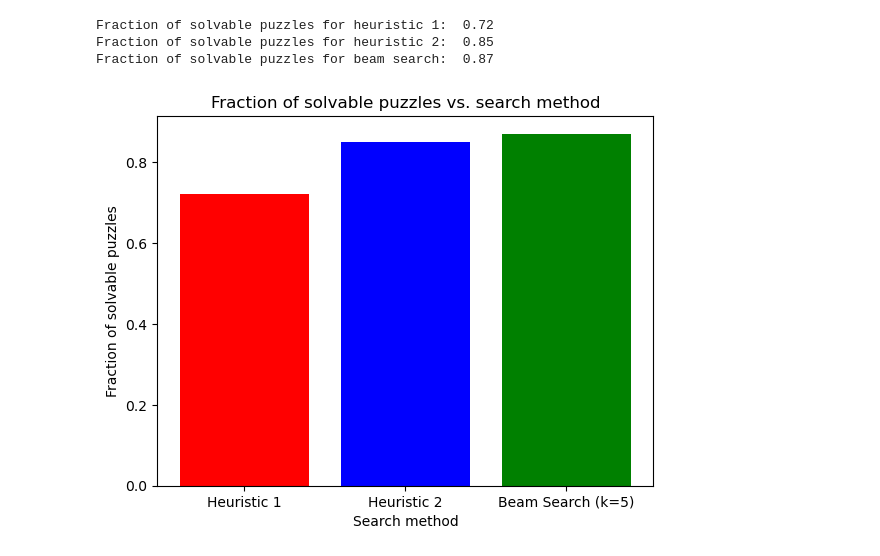
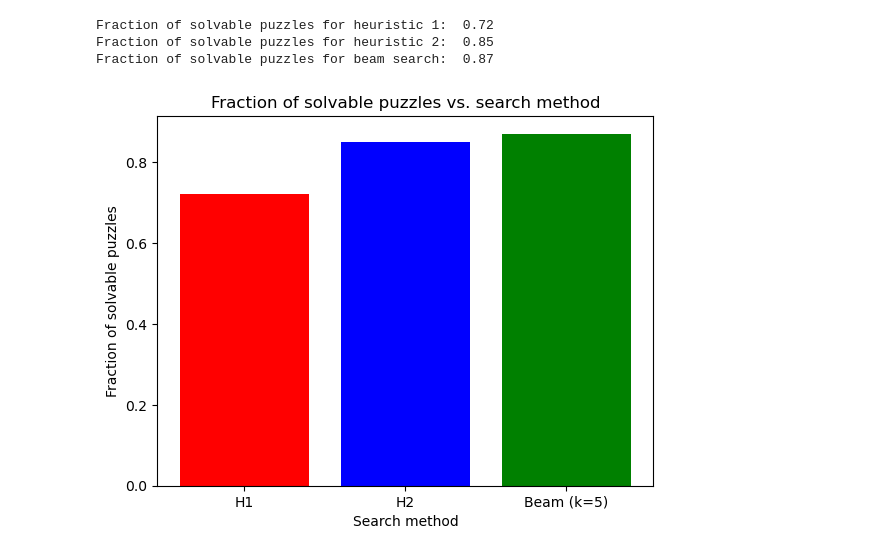
Before and after one commit to jml312/eight-puzzle, a Jupyter notebook: experiments.ipynb, the cells around one changed output. Cells and saved outputs as stored; diff of their text form; code cells hidden in the pictures.

```diff
--- a/experiments.ipynb
+++ b/experiments.ipynb
@@ -117,23 +117,23 @@ Average number of moves for beam search:  45
 # %%
 # For each of the three search methods, what fraction of your generated problems were solvable?
 
 h1_solvable = round(sum(solvable_solutions["h1"].values()) / num_max_nodes, 2)
 h2_solvable = round(sum(solvable_solutions["h2"].values()) / num_max_nodes, 2)
 beam_solvable = round(sum(solvable_solutions["beam"].values()) / num_max_nodes, 2)
 
 plt.figure()
 plt.bar([1, 2, 3], [h1_solvable, h2_solvable,
         beam_solvable], color=['r', 'b', 'g'])
-plt.xticks([1, 2, 3], ["Heuristic 1", "Heuristic 2", "Beam Search (k=5)"])
+plt.xticks([1, 2, 3], ["H1", "H2", "Beam (k=5)"])
 plt.xlabel("Search method")
 plt.ylabel("Fraction of solvable puzzles")
 plt.title("Fraction of solvable puzzles vs. search method")
 
 print("Fraction of solvable puzzles for heuristic 1: ", h1_solvable)
 print("Fraction of solvable puzzles for heuristic 2: ", h2_solvable)
 print("Fraction of solvable puzzles for beam search: ", beam_solvable)
 # %% [output]
 Fraction of solvable puzzles for heuristic 1:  0.72
 Fraction of solvable puzzles for heuristic 2:  0.85
 Fraction of solvable puzzles for beam search:  0.87
-[figure, old version]
+[figure, new version]
```
Also changed, not shown: parts of 3 cells of this notebook, 2 other files.
